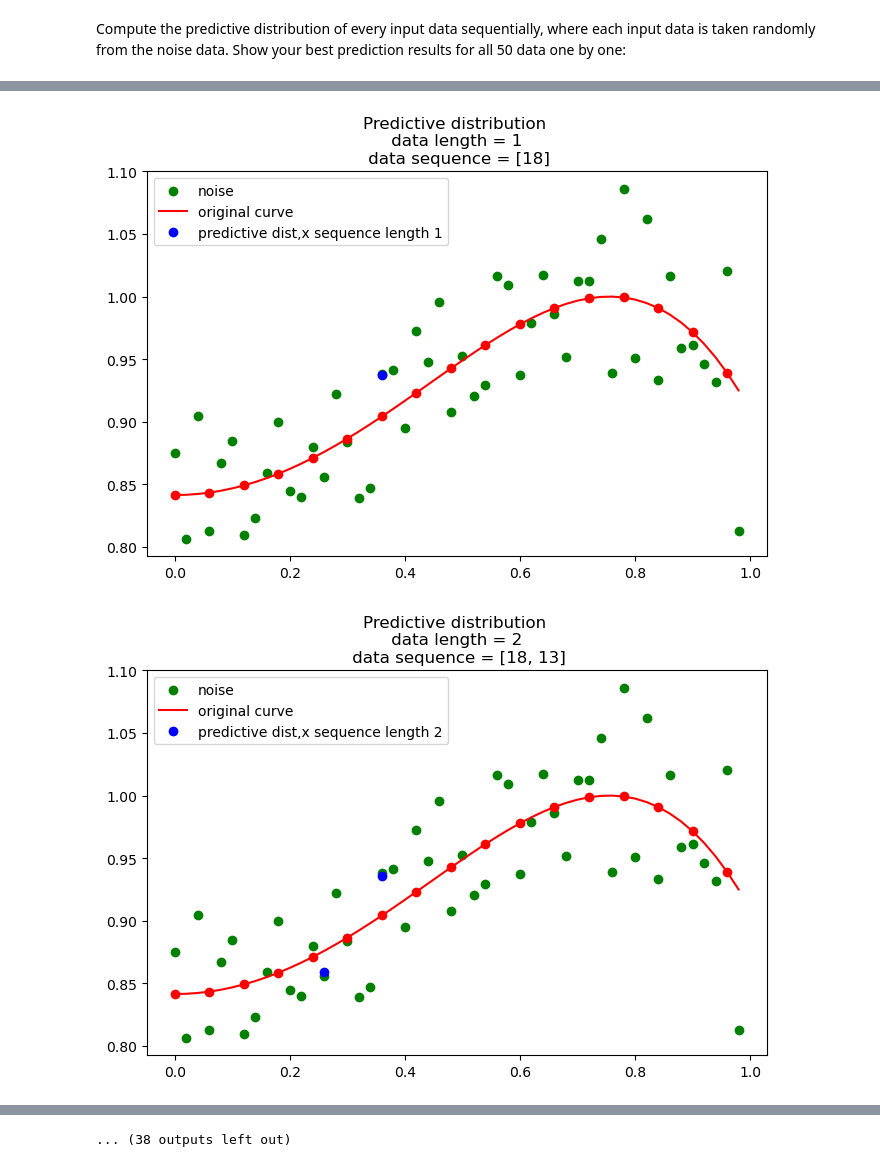
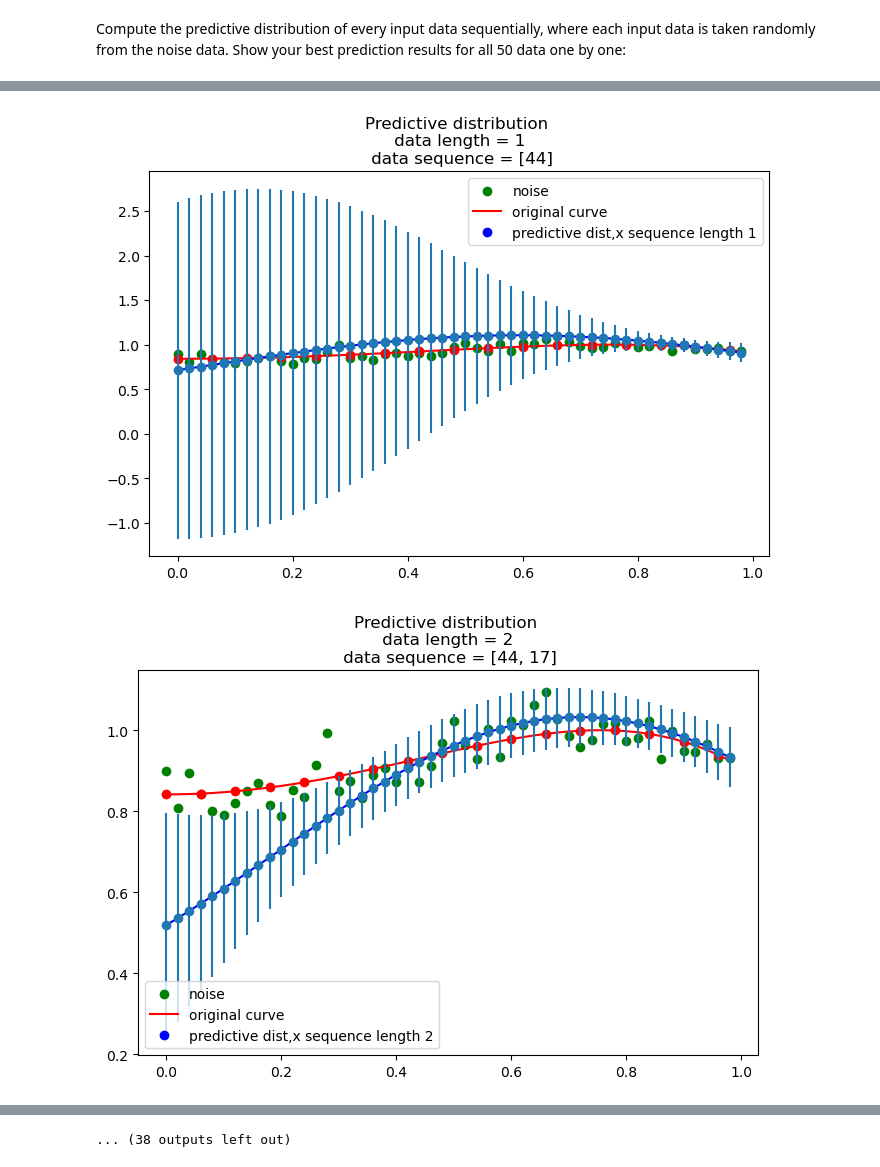
Before and after one commit to Ivy421/EE5907, a Jupyter notebook: CA1part3.ipynb, the cells around one changed output, grey strips where cells are left out. Saved outputs shown, nothing was run; the diff lists cells and outputs as text; code cells hidden in the pictures.

```diff
--- a/CA1part3.ipynb
+++ b/CA1part3.ipynb
@@ -65,0 +56,19 @@ def cal_pred(x_seq,M,s,um,beta,alpha,ssn_last,w_last):
+# %%
+def cal_pred(x_seq,M,s,um,beta,alpha,ssn_last,w_last):
+    # calculate t_bar
+    t_bar = y_noise_seq
+    Sn = []
+    # calculate FI
+    FI_pred = cal_cap_fi_pred(x_seq,M,s,um)
+    #print('FI_pred:\n  ',FI_pred)
+    if len(x_seq) == 1:
+        # calculate ssn
+        ssn = linalg.inv(alpha*np.identity(M)+beta*np.dot(FI_pred.T,FI_pred))
+        w_bar = beta * np.dot(ssn,np.dot(FI_pred.T,t_bar))
+        #print('w_bar shape:  ',np.shape(w_bar))
+    else:
+        ssn = linalg.inv(linalg.inv(ssn_last)+beta*np.dot(FI_pred.T,FI_pred))  # ssn dim = M*M
+        w_bar = np.dot(ssn,(np.dot(linalg.inv(ssn_last),w_last)+beta*np.dot(FI_pred.T,t_bar))) # w_bar dim = M*1
+    #var_n_sq = 1/beta + np.dot(np.dot(FI_pred,SN),FI_pred.T)
+    y_pred = np.dot(FI_pred,w_bar)
+    return ssn, w_bar, y_pred
@@ -66,8 +77,8 @@ def cal_pred(x_seq,M,s,um,beta,alpha,ssn_last,w_last):
 # %%
-M = 9
+M = 8
 s = 0.5
 um = np.arange(1/M,1,1/M)
-beta = 200
+beta = 25
 alpha = 0.8
 ssn = []
 w_bar = []
@@ -75,38 +86,37 @@ y_pred=[]
 ele_choose = []
 x_seq_list = []
 y_noise_seq_list = []
 for i in range(50):
     # generate random element label
     xiabiao = np.random.randint(0,49)
     ele_choose.append(xiabiao)
     x_seq_list.append(x[xiabiao])
     y_noise_seq_list.append(y_noise[xiabiao])
     x_seq = np.array(x_seq_list)
     y_noise_seq = np.array(y_noise_seq_list)
 
 
     #print(y_noise_seq)
 
     if i == 0:
         ssni,w_bari,y_predi = cal_pred(x_seq,M,s,um,beta,alpha,np.identity(M),np.identity(M))
-        #print(ssni,'\n\n',w_bari)
-        #print('第%s 个y_pred:\n'%(i+1),y_predi,'\n\n')
     else:
         ssni,w_bari,y_predi = cal_pred(x_seq,M,s,um,beta,alpha,ssn[-1],w_bar[-1])
-        #print('第%s 个y_pred:\n'%(i+1),y_predi,'\n\n')
     ssn.append(ssni)
     w_bar.append(w_bari)
     y_pred.append(y_predi)
-    #print('第%s 个y_pred:\n'%i,y_predi,'\n\n')
+    std,mean = predictive_dis(beta, x, ssn, w_bar, s, M, i)
     plt.figure(figsize = (8,5))
     plt.plot(x,y,'ro',markevery=3)
     plt.scatter(x,y_noise,color = 'green',label = 'noise')
     plt.plot(x,y,color = 'red',label = 'original curve')
+
+    plt.plot(x, mean, 'blue')
+    plt.errorbar(x, mean, std ,fmt="o")
+
     plt.plot(x_seq,y_pred[-1],'go',color = 'blue',label = 'predictive dist,x sequence length %s'%(i+1))
-    #plt.errorbar(x_seq,y_pred[-1], ssn[i], w_bar[i] ,fmt="o",ecolor = 'yellow')
-    #plt.plot(x,calMLE(x,M2),label = 'MLE overfitting, M = 11')
     plt.legend(loc = 'best')
     plt.title('Predictive distribution \n data length = %s \n data sequence = %s'%(i+1,str(ele_choose)))
 # %% [output]
-[figure, old version]
+[figure, new version]
-[figure, old version]
+[figure, new version]
```
Also changed, not shown: parts of 5 cells of this notebook, 1 other file.
